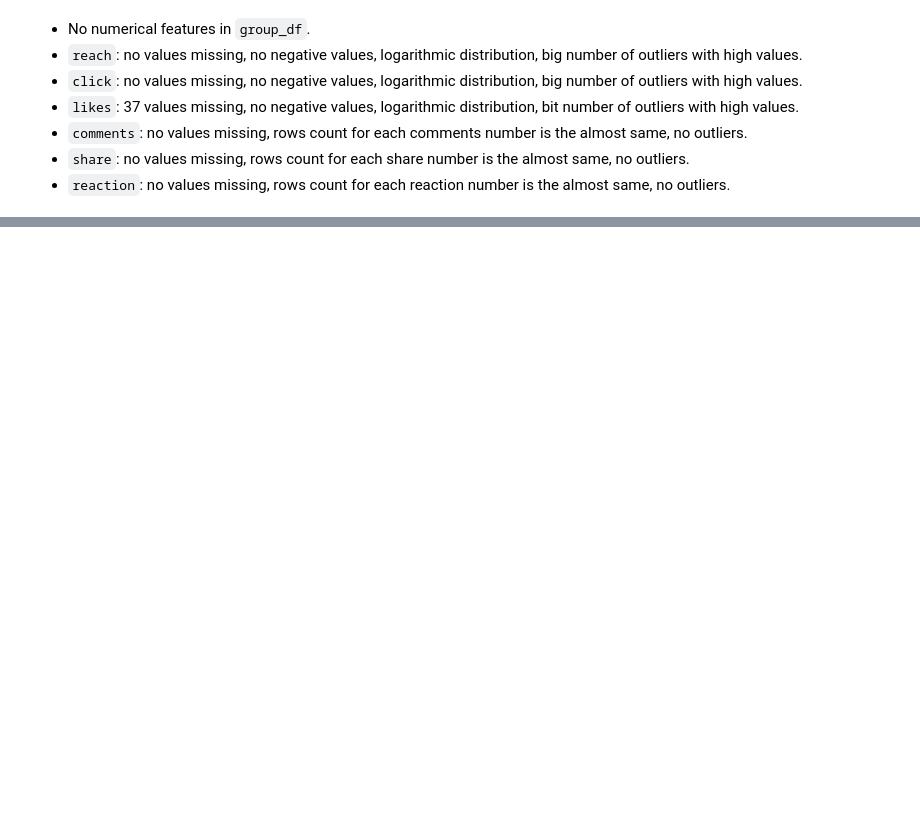
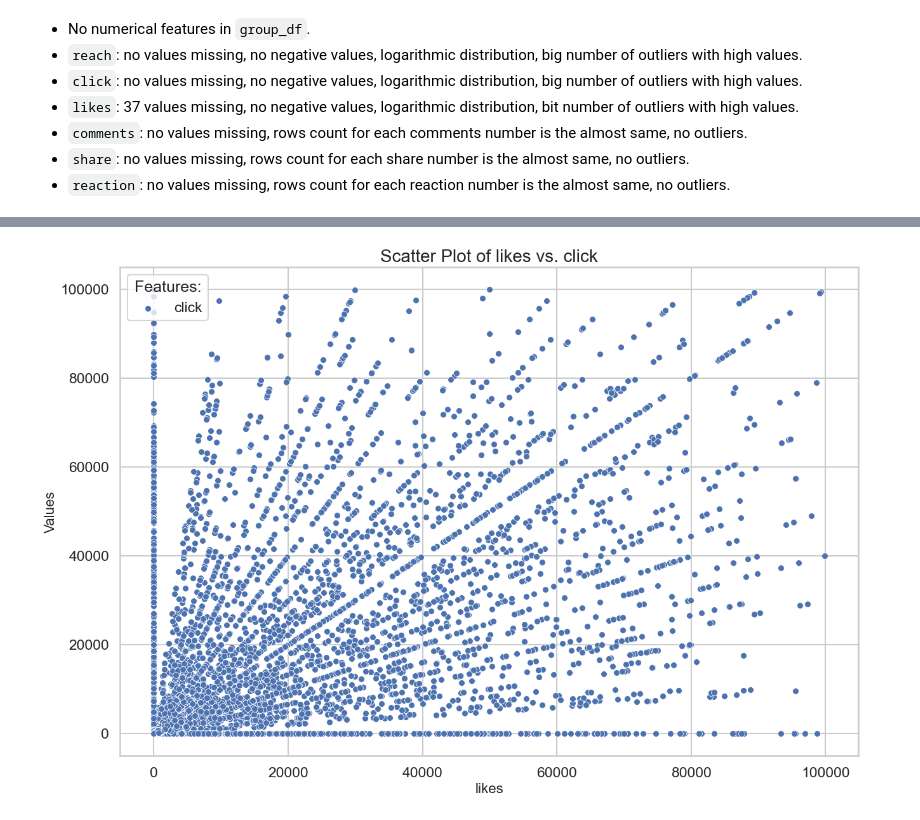
Before and after one commit to KKDD41/DA_Assignment_1, a Jupyter notebook: EDA.ipynb, the cells around one changed output, grey strips where cells are left out. Cells and saved outputs as stored; diff of their text form; code cells hidden in the pictures; blank space fills up the shorter version.

```diff
--- a/EDA.ipynb
+++ b/EDA.ipynb
@@ -297,0 +358,4 @@ No missing values in reaction.
+# %%
+plot_scatter_graph(posts_and_group_df, "likes", ["click"])
+# %% [output]
+[figure, added]
```
Also changed, not shown: parts of 35 cells of this notebook, 2 other files.
